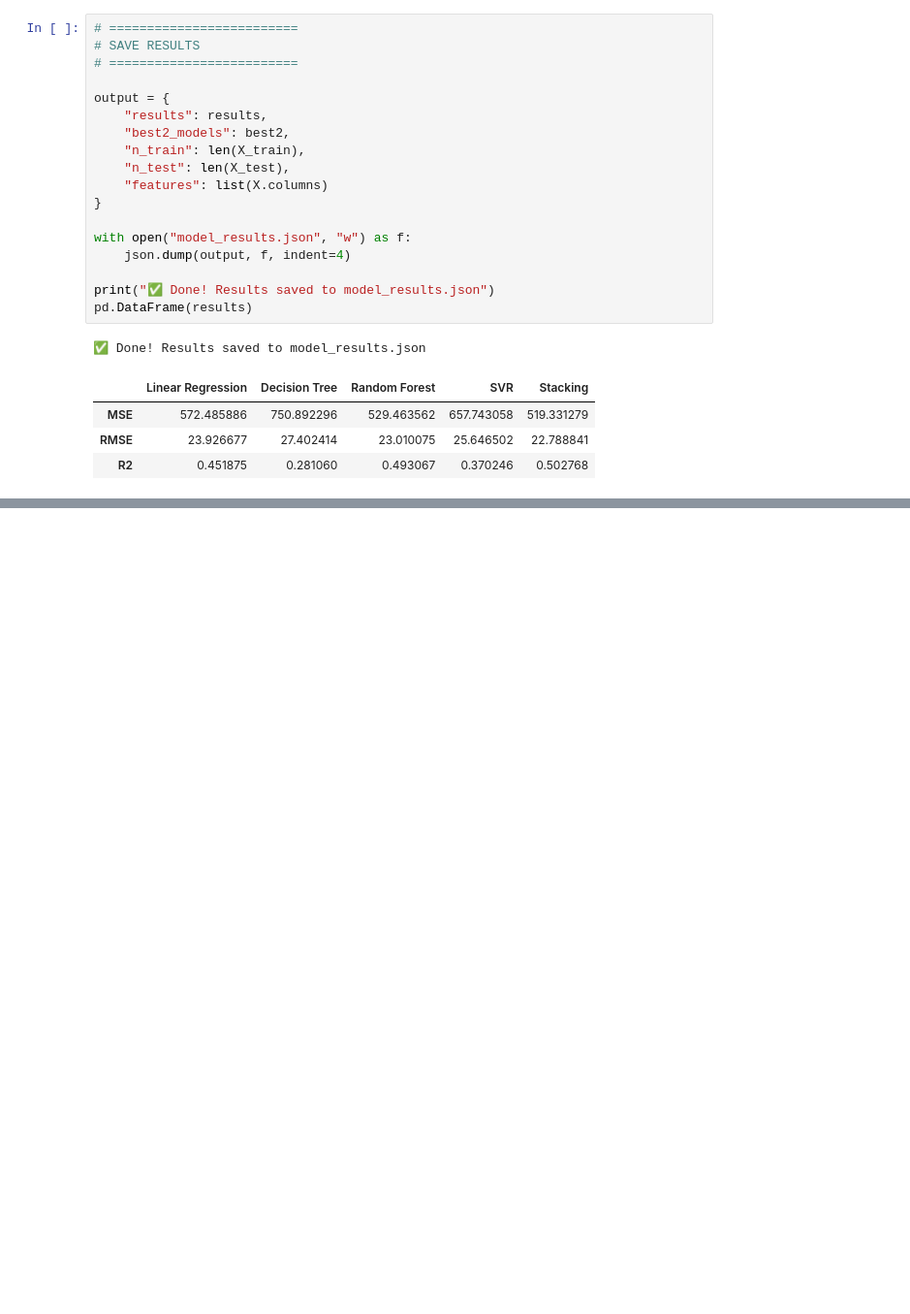
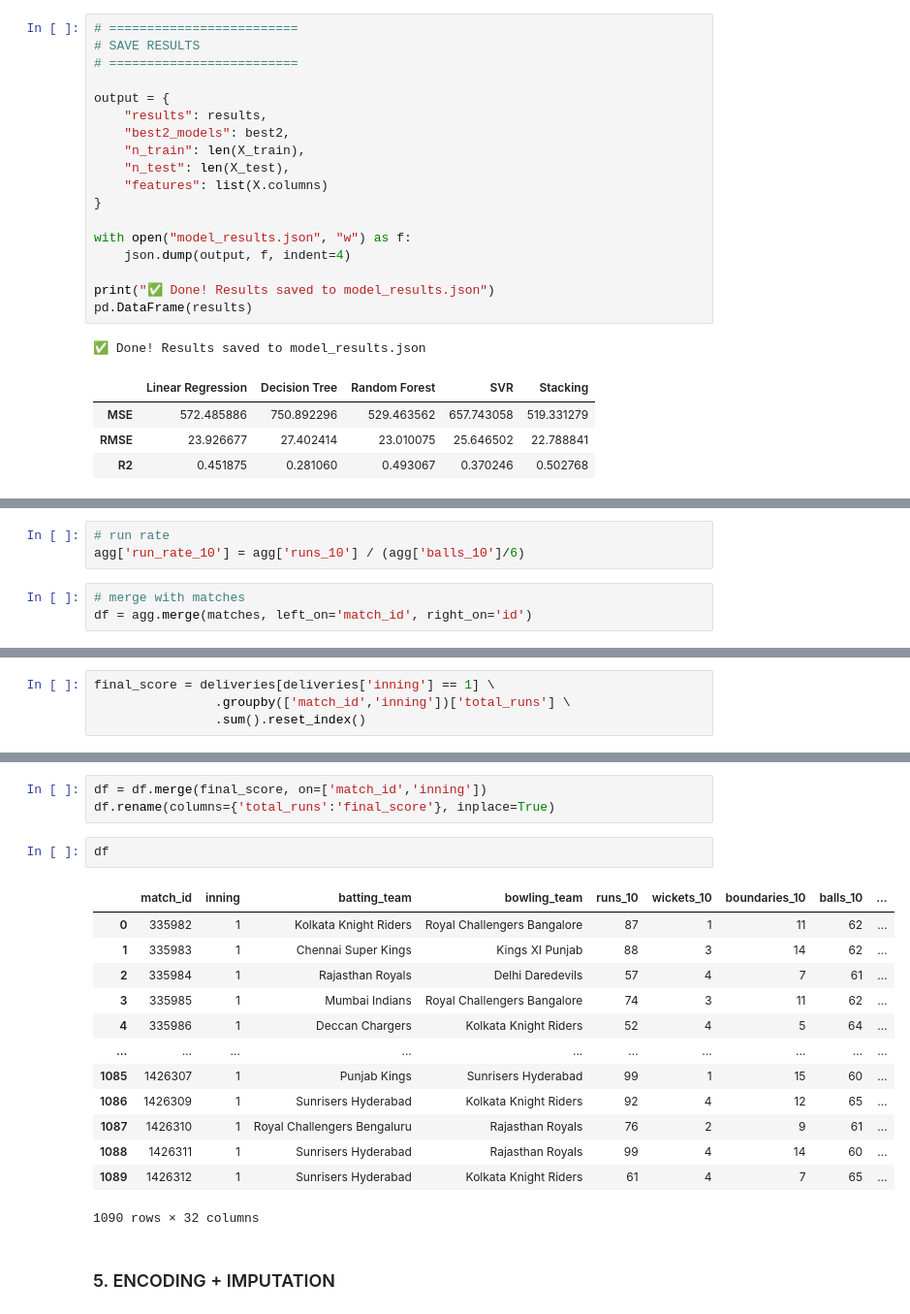
Before and after one commit to DevrshShukla/ipl_stacking, a Jupyter notebook: predict.ipynb, the cells around one changed output, grey strips where cells are left out. Shown at 97% size. Saved outputs shown, nothing was run; the diff lists cells and outputs as text; blank space fills up the shorter version.

```diff
--- a/predict.ipynb
+++ b/predict.ipynb
@@ -273,0 +551,6 @@ pd.DataFrame(results)
+# %%
+# run rate
+agg['run_rate_10'] = agg['runs_10'] / (agg['balls_10']/6)
+# %%
+# merge with matches
+df = agg.merge(matches, left_on='match_id', right_on='id')
@@ -273,0 +567,4 @@ pd.DataFrame(results)
+# %%
+final_score = deliveries[deliveries['inning'] == 1] \
+                .groupby(['match_id','inning'])['total_runs'] \
+                .sum().reset_index()
@@ -273,0 +587,21 @@ pd.DataFrame(results)
+# %%
+df = df.merge(final_score, on=['match_id','inning'])
+df.rename(columns={'total_runs':'final_score'}, inplace=True)
+# %%
+df
+# %% [output]
+|  | match_id | inning | batting_team | bowling_team | runs_10 | wickets_10 | boundaries_10 | balls_10 | ... |
+| 0 | 335982 | 1 | Kolkata Knight Riders | Royal Challengers Bangalore | 87 | 1 | 11 | 62 | ... |
+| 1 | 335983 | 1 | Chennai Super Kings | Kings XI Punjab | 88 | 3 | 14 | 62 | ... |
+| 2 | 335984 | 1 | Rajasthan Royals | Delhi Daredevils | 57 | 4 | 7 | 61 | ... |
+| 3 | 335985 | 1 | Mumbai Indians | Royal Challengers Bangalore | 74 | 3 | 11 | 62 | ... |
+| 4 | 335986 | 1 | Deccan Chargers | Kolkata Knight Riders | 52 | 4 | 5 | 64 | ... |
+| ... | ... | ... | ... | ... | ... | ... | ... | ... | ... |
+| 1085 | 1426307 | 1 | Punjab Kings | Sunrisers Hyderabad | 99 | 1 | 15 | 60 | ... |
+| 1086 | 1426309 | 1 | Sunrisers Hyderabad | Kolkata Knight Riders | 92 | 4 | 12 | 65 | ... |
+| 1087 | 1426310 | 1 | Royal Challengers Bengaluru | Rajasthan Royals | 76 | 2 | 9 | 61 | ... |
+| 1088 | 1426311 | 1 | Sunrisers Hyderabad | Rajasthan Royals | 99 | 4 | 14 | 60 | ... |
+| 1089 | 1426312 | 1 | Sunrisers Hyderabad | Kolkata Knight Riders | 61 | 4 | 7 | 65 | ... |
+1090 rows × 32 columns
+# %% [markdown]
+### 5. ENCODING + IMPUTATION
```
Also changed, not shown: parts of 48 cells of this notebook.
